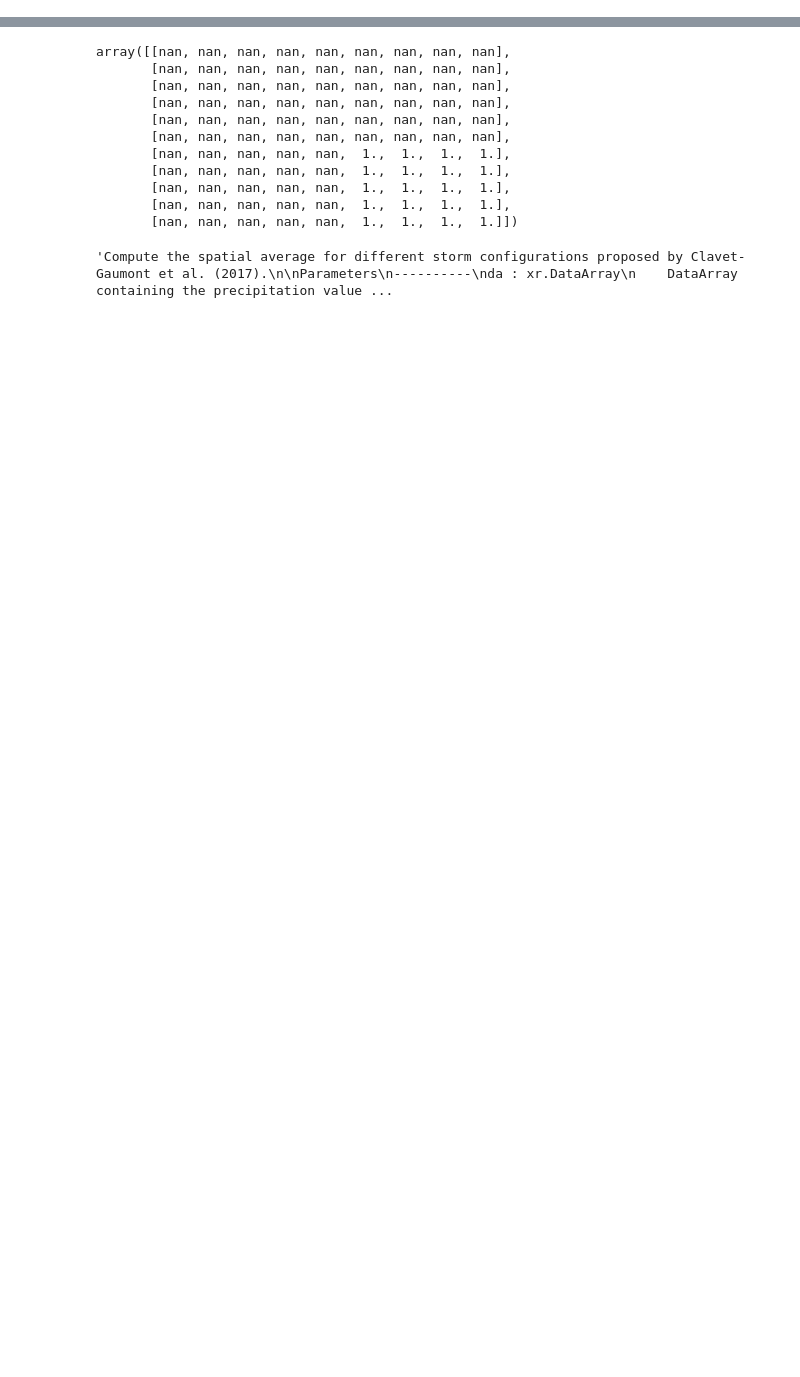
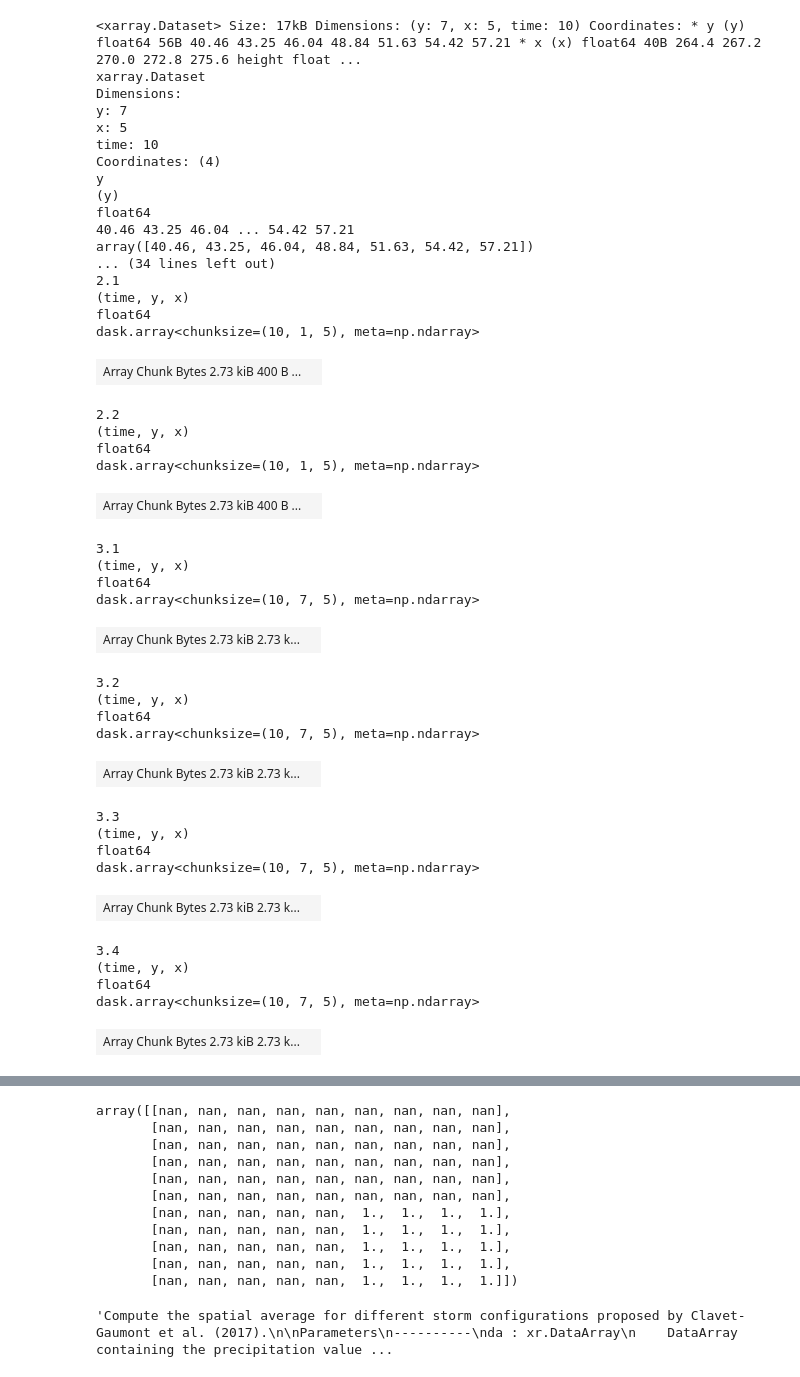
Before and after one commit to hydrologie/xhydro, a Jupyter notebook: docs/notebooks/First_attemp_new_agg.ipynb, the cells around one changed output, grey strips where cells are left out. Drawn from its saved outputs; the diff is of its cells as text; code cells hidden in the pictures; blank space fills up the shorter version.

```diff
--- a/docs/notebooks/First_attemp_new_agg.ipynb
+++ b/docs/notebooks/First_attemp_new_agg.ipynb
@@ -655,0 +983,48 @@ dict_config = {  # y, x
+# %%
+xr.concat(confi_list, dim="stacked_coords").drop_duplicates("stacked_coords").chunk(
+    None
+).unstack("stacked_coords")
+# %% [output]
+<xarray.Dataset> Size: 17kB Dimensions: (y: 7, x: 5, time: 10) Coordinates: * y (y) float64 56B 40.46 43.25 46.04 48.84 51.63 54.42 57.21 * x (x) float64 40B 264.4 267.2 270.0 272.8 275.6 height float ...
+xarray.Dataset
+Dimensions:
+y: 7
+x: 5
+time: 10
+Coordinates: (4)
+y
+(y)
+float64
+40.46 43.25 46.04 ... 54.42 57.21
+array([40.46, 43.25, 46.04, 48.84, 51.63, 54.42, 57.21])
+... (34 lines left out)
+2.1
+(time, y, x)
+float64
+dask.array<chunksize=(10, 1, 5), meta=np.ndarray>
+| Array Chunk Bytes 2.73 kiB 400 B ... |  |
+2.2
+(time, y, x)
+float64
+dask.array<chunksize=(10, 1, 5), meta=np.ndarray>
+| Array Chunk Bytes 2.73 kiB 400 B ... |  |
+3.1
+(time, y, x)
+float64
+dask.array<chunksize=(10, 7, 5), meta=np.ndarray>
+| Array Chunk Bytes 2.73 kiB 2.73 k... |  |
+3.2
+(time, y, x)
+float64
+dask.array<chunksize=(10, 7, 5), meta=np.ndarray>
+| Array Chunk Bytes 2.73 kiB 2.73 k... |  |
+3.3
+(time, y, x)
+float64
+dask.array<chunksize=(10, 7, 5), meta=np.ndarray>
+| Array Chunk Bytes 2.73 kiB 2.73 k... |  |
+3.4
+(time, y, x)
+float64
+dask.array<chunksize=(10, 7, 5), meta=np.ndarray>
+| Array Chunk Bytes 2.73 kiB 2.73 k... |  |
```
Also changed, not shown: parts of 52 cells of this notebook, 1 other file.
